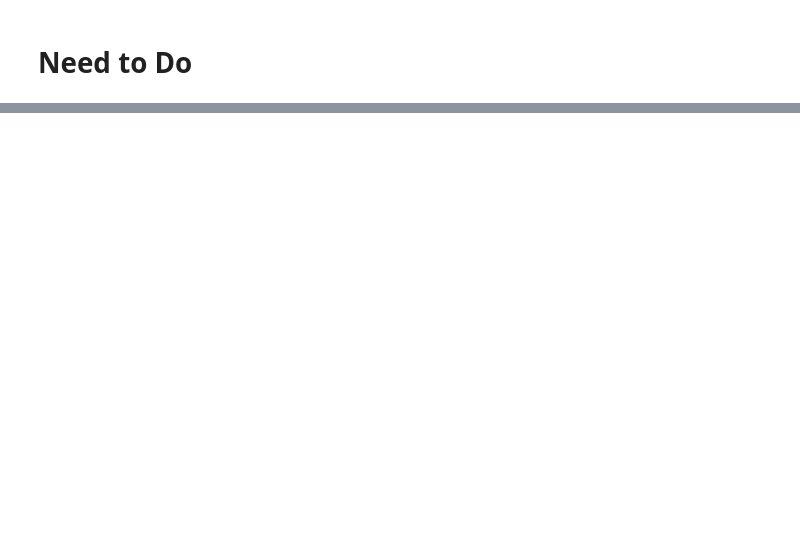
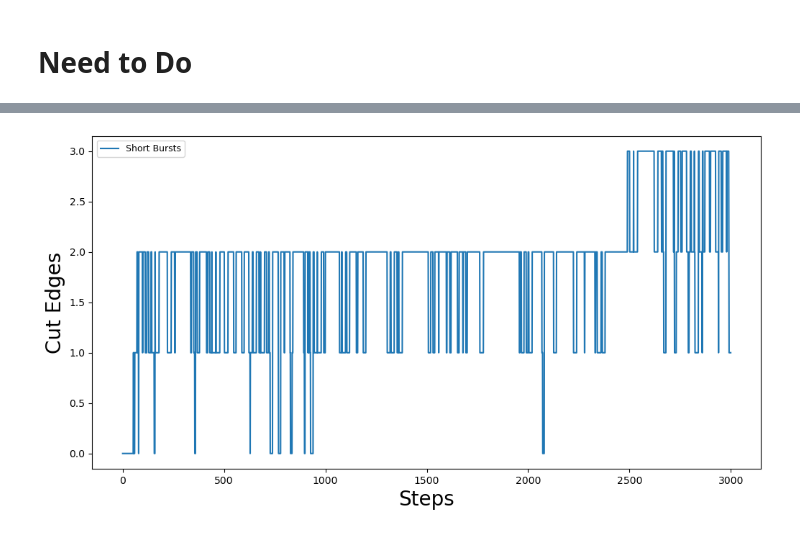
Before and after one commit to Guillermo-03/AI_For_Redistricting_Project, a Jupyter notebook: notebooks/04_short_burst.ipynb, the cells around one changed output, grey strips where cells are left out. Drawn from its saved outputs; the diff is of its cells as text; code cells hidden in the pictures; blank space fills up the shorter version.

```diff
--- a/notebooks/04_short_burst.ipynb
+++ b/notebooks/04_short_burst.ipynb
@@ -90,0 +90,9 @@ print(scores)
+# %%
+fig, ax = plt.subplots(figsize=(12,6))
+plt.plot(scores[:3000], label="Short Bursts")
+plt.xlabel("Steps", fontsize=20)
+plt.ylabel("Cut Edges", fontsize=20)
+plt.legend(fontsize=9)
+plt.show()
+# %% [output]
+[figure, added]
```
Also changed, not shown: parts of 8 cells of this notebook.
